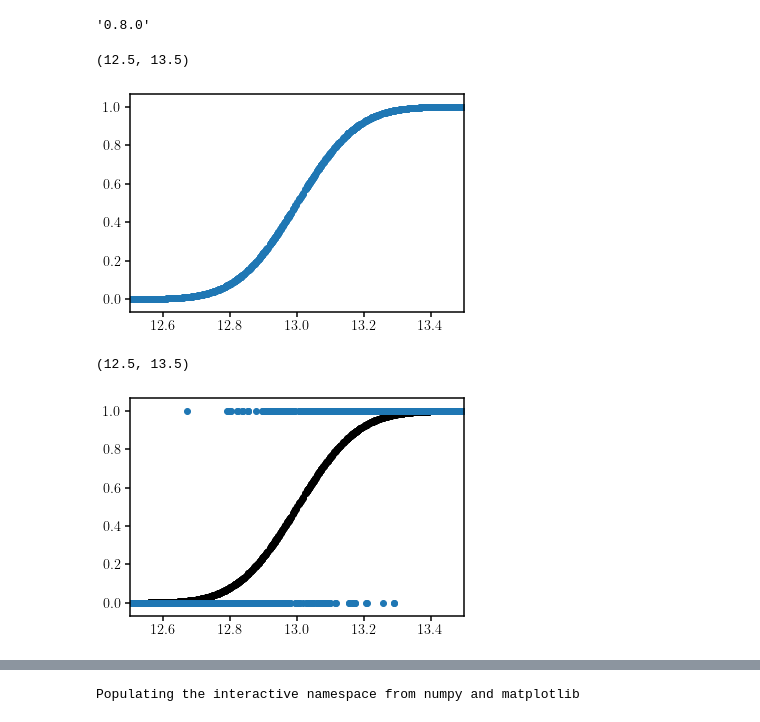
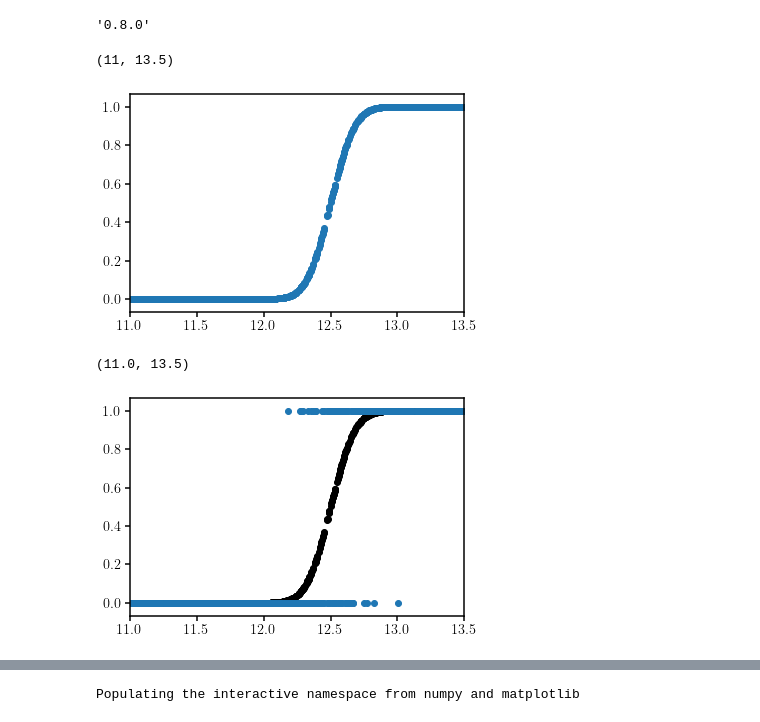
Before and after one commit to DifferentiableUniverseInitiative/DHOD, a Jupyter notebook: nb/dhod_centrals_gs.ipynb, the cells around one changed output, grey strips where cells are left out. Cells and saved outputs as stored; diff of their text form; code cells hidden in the pictures.

```diff
--- a/nb/dhod_centrals_gs.ipynb
+++ b/nb/dhod_centrals_gs.ipynb
@@ -72,13 +72,13 @@ sess = tf.Session()
 # %%
 _Mmin = tf.get_variable(name='mass', initializer=13.2, dtype=tf.float32)
 # %%
-Mhalo = tf.convert_to_tensor(np.random.uniform(12.5, 13.5, 1000), dtype=tf.float32)
+Mhalo = tf.convert_to_tensor(np.random.uniform(11., 14., 1000), dtype=tf.float32)
 siglogm = tf.convert_to_tensor(0.2, dtype=tf.float32)
 temperature = 0.5
 
 def Ncen(Mmin):
     # mean occupation of centrals
-    return 0.5 * (1+tf.math.erf((Mhalo - Mmin)/siglogm))
+    return tf.clip_by_value(0.5 * (1+tf.math.erf((Mhalo - Mmin)/siglogm)),1e-4,1-1e-4)
 
 def hod(Mmin):
     p = Ncen(Mmin)
@@ -89,17 +89,17 @@ def hod(Mmin):
 def numden(Mmin):
     return tf.reduce_sum(hod(Mmin))
 # %%
-ncen,mh,nh = sess.run([Ncen(13.0), Mhalo, hod(13.)] )
+ncen,mh,nh = sess.run([Ncen(12.5), Mhalo, hod(12.5)] )
 plt.scatter(mh, (ncen))
-plt.xlim(12.5, 13.5)
+plt.xlim(11, 13.5)
 # %% [output]
-(12.5, 13.5)
+(11, 13.5)
-[figure, old version]
+[figure, new version]
 # %%
 plt.scatter(mh, (ncen), c='k')
 plt.scatter(mh, nh)
-plt.xlim(12.5, 13.5)
+plt.xlim(11., 13.5)
 # %% [output]
-(12.5, 13.5)
+(11.0, 13.5)
-[figure, old version]
+[figure, new version]
 # %%
```
Also changed, not shown: parts of 5 cells of this notebook.
